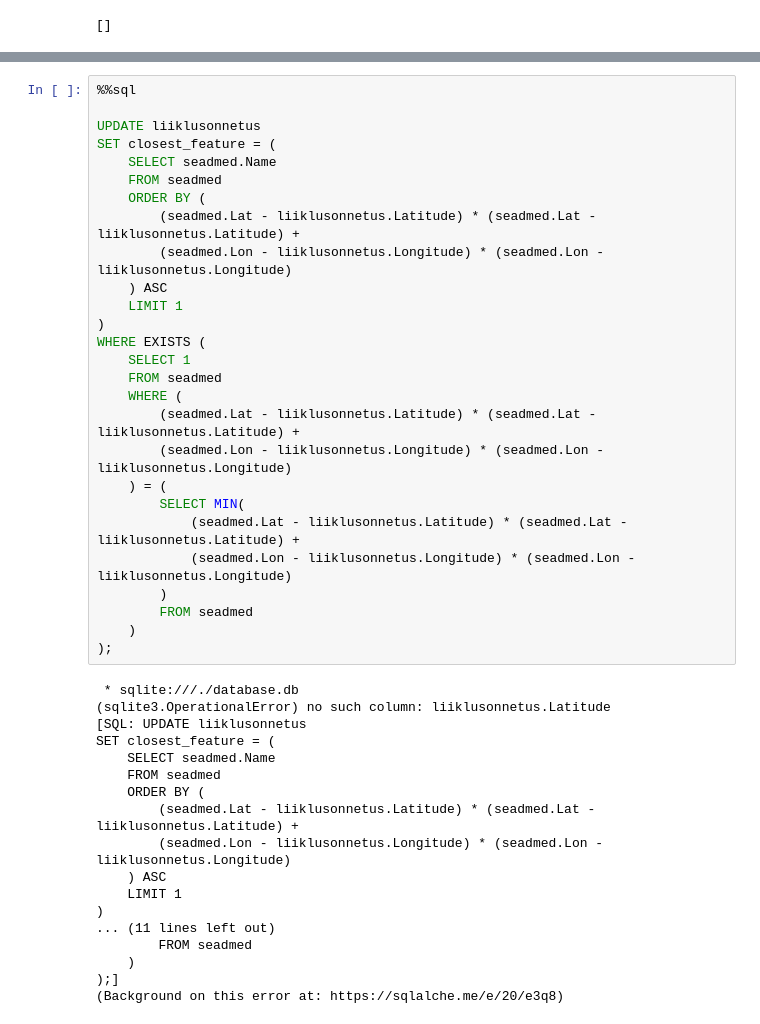
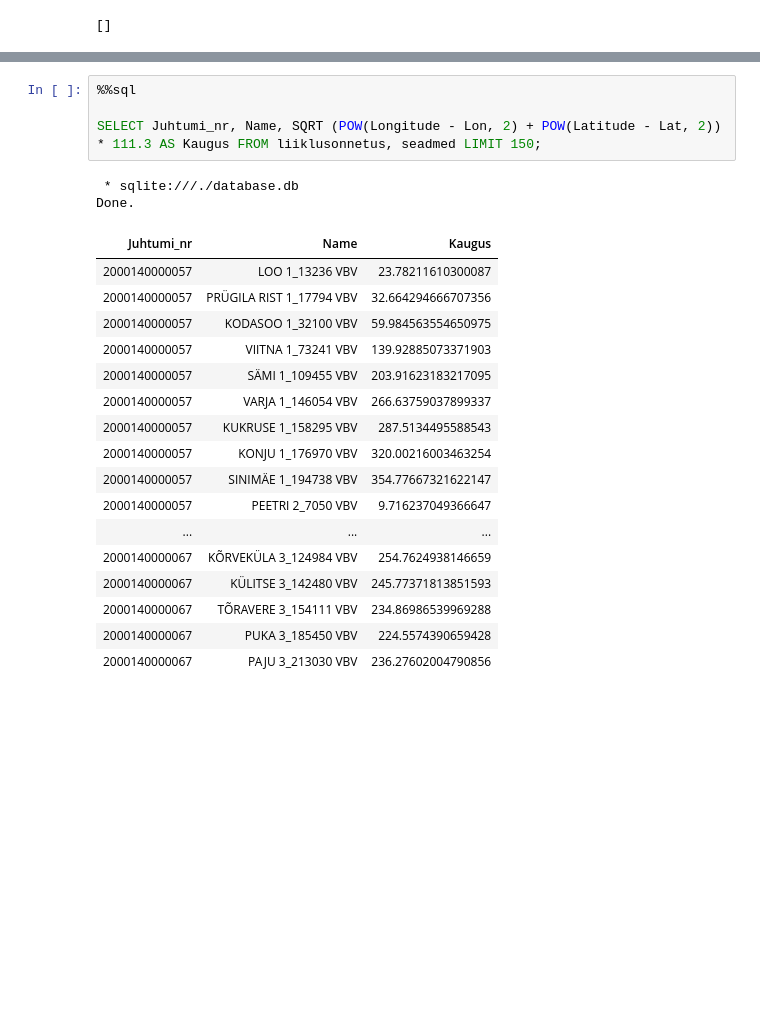
Before and after one commit to andreoja/andmetehnika_projekt, a Jupyter notebook: closest_traffic_feature.ipynb, the cells around one changed output, grey strips where cells are left out. Cells and saved outputs as stored; diff of their text form; blank space fills up the shorter version.

```diff
--- a/closest_traffic_feature.ipynb
+++ b/closest_traffic_feature.ipynb
@@ -67,48 +67,27 @@ Done.
 | 2000140000235 | 2014-11-17 17:32:00 | EI | Kokkupõrge vastutuleva sõidukiga | 6569324.0 | 516628.0 | 17 | 11 | 2014 | 17 | ... |
 | 2000150000442 | 2015-04-28 07:55:00 | JAH | Kokkupõrge sõidukiga küljelt | 6586430.0 | 541953.0 | 28 | 4 | 2015 | 7 | ... |
 | 2210140001932 | 2014-10-24 14:00:00 | EI | Kokkupõrge vastutuleva sõidukiga | 6575538.0 | 529034.0 | 24 | 10 | 2014 | 14 | ... |
-# %%
-%%sql
-
-UPDATE liiklusonnetus
-SET closest_feature = (
-    SELECT seadmed.Name
-    FROM seadmed
-    ORDER BY (
-        (seadmed.Lat - liiklusonnetus.Latitude) * (seadmed.Lat - liiklusonnetus.Latitude) +
-        (seadmed.Lon - liiklusonnetus.Longitude) * (seadmed.Lon - liiklusonnetus.Longitude)
-    ) ASC
-    LIMIT 1
-)
-WHERE EXISTS (
-    SELECT 1
-    FROM seadmed
-    WHERE (
-        (seadmed.Lat - liiklusonnetus.Latitude) * (seadmed.Lat - liiklusonnetus.Latitude) +
-        (seadmed.Lon - liiklusonnetus.Longitude) * (seadmed.Lon - liiklusonnetus.Longitude)
-    ) = (
-        SELECT MIN(
-            (seadmed.Lat - liiklusonnetus.Latitude) * (seadmed.Lat - liiklusonnetus.Latitude) +
-            (seadmed.Lon - liiklusonnetus.Longitude) * (seadmed.Lon - liiklusonnetus.Longitude)
-        )
-        FROM seadmed
-    )
-);
-# %% [output]
- * sqlite:///./database.db
-(sqlite3.OperationalError) no such column: liiklusonnetus.Latitude
-[SQL: UPDATE liiklusonnetus
-SET closest_feature = (
-    SELECT seadmed.Name
-    FROM seadmed
-    ORDER BY (
-        (seadmed.Lat - liiklusonnetus.Latitude) * (seadmed.Lat - liiklusonnetus.Latitude) +
-        (seadmed.Lon - liiklusonnetus.Longitude) * (seadmed.Lon - liiklusonnetus.Longitude)
-    ) ASC
-    LIMIT 1
-)
-... (11 lines left out)
-        FROM seadmed
-    )
-);]
-(Background on this error at: https://sqlalche.me/e/20/e3q8)
+# %%
+%%sql
+
+SELECT Juhtumi_nr, Name, SQRT (POW(Longitude - Lon, 2) + POW(Latitude - Lat, 2)) * 111.3 AS Kaugus FROM liiklusonnetus, seadmed LIMIT 150;
+# %% [output]
+ * sqlite:///./database.db
+Done.
+| Juhtumi_nr | Name | Kaugus |
+| 2000140000057 | LOO 1_13236 VBV | 23.78211610300087 |
+| 2000140000057 | PRÜGILA RIST 1_17794 VBV | 32.664294666707356 |
+| 2000140000057 | KODASOO 1_32100 VBV | 59.984563554650975 |
+| 2000140000057 | VIITNA 1_73241 VBV | 139.92885073371903 |
+| 2000140000057 | SÄMI 1_109455 VBV | 203.91623183217095 |
+| 2000140000057 | VARJA 1_146054 VBV | 266.63759037899337 |
+| 2000140000057 | KUKRUSE 1_158295 VBV | 287.5134495588543 |
+| 2000140000057 | KONJU 1_176970 VBV | 320.00216003463254 |
+| 2000140000057 | SINIMÄE 1_194738 VBV | 354.77667321622147 |
+| 2000140000057 | PEETRI 2_7050 VBV | 9.716237049366647 |
+| ... | ... | ... |
+| 2000140000067 | KÕRVEKÜLA 3_124984 VBV | 254.7624938146659 |
+| 2000140000067 | KÜLITSE 3_142480 VBV | 245.77371813851593 |
+| 2000140000067 | TÕRAVERE 3_154111 VBV | 234.86986539969288 |
+| 2000140000067 | PUKA 3_185450 VBV | 224.5574390659428 |
+| 2000140000067 | PAJU 3_213030 VBV | 236.27602004790856 |
```
Also changed, not shown: parts of 7 cells of this notebook.
